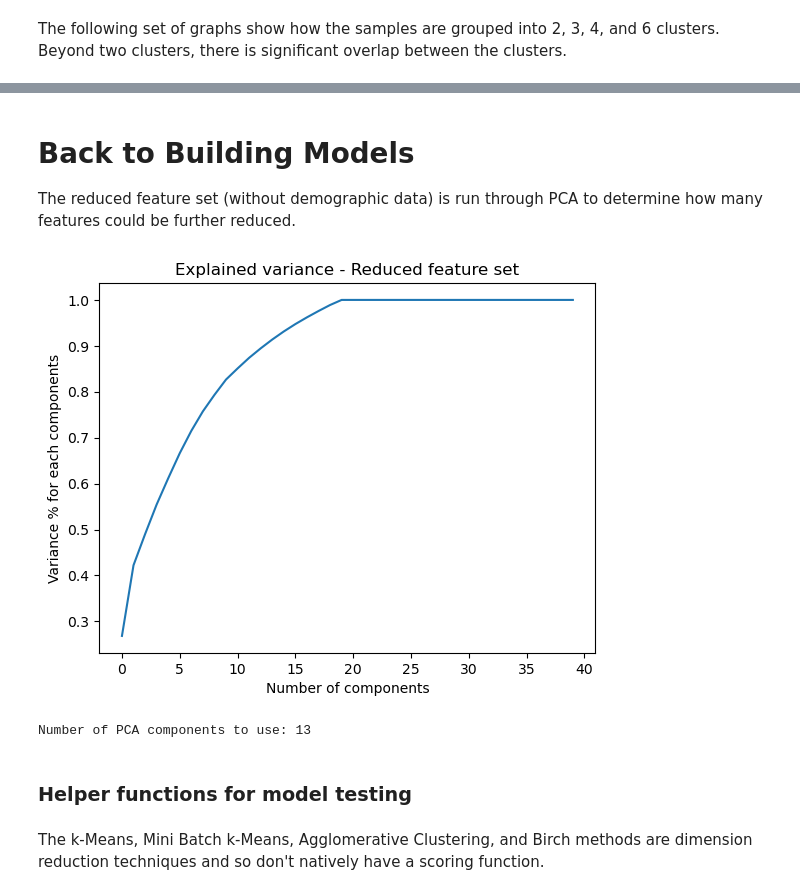
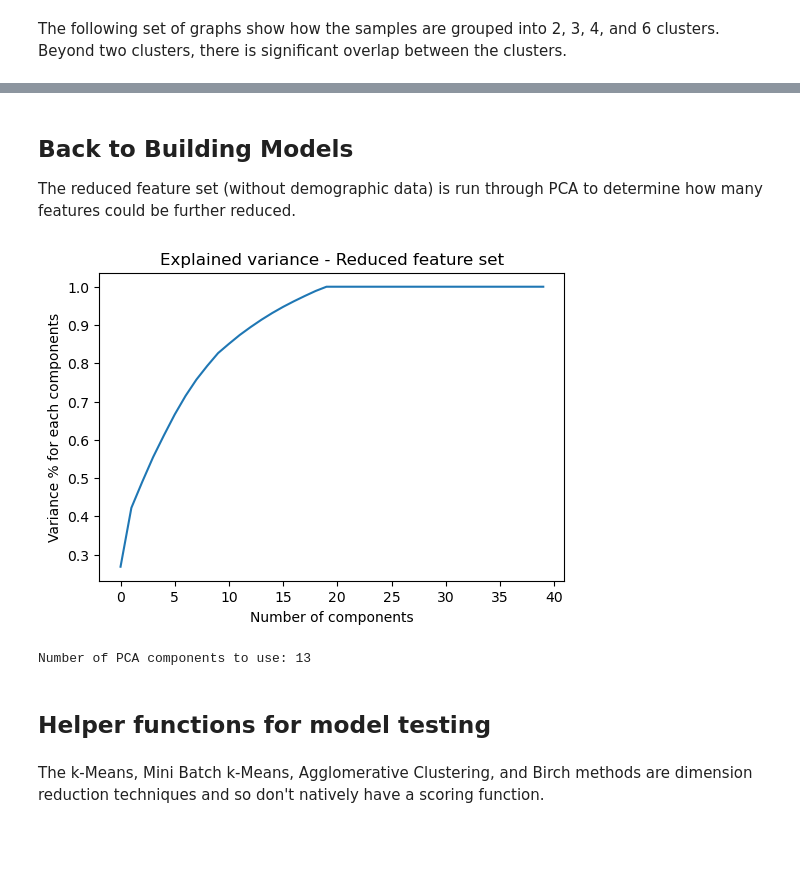
Before and after one commit to ctedrow3/MSDS, a Jupyter notebook: DTSA-5510/DTSA-5510 Final Project Glioma.ipynb, the cells around one changed output, grey strips where cells are left out. Drawn from its saved outputs; the diff is of its cells as text; code cells hidden in the pictures; blank space fills up the shorter version.

```diff
--- a/DTSA-5510/DTSA-5510 Final Project Glioma.ipynb
+++ b/DTSA-5510/DTSA-5510 Final Project Glioma.ipynb
@@ -273,20 +313,20 @@ plot_kmeans_clusters(6, ax3)
 # %% [markdown]
-# Back to Building Models
+## Back to Building Models
 The reduced feature set (without demographic data) is run through PCA to determine how many features could be further reduced.
 # %%
 principal2 = PCA()
 principal2.fit(df_X2_encoded)
 df_X2_PCA = principal2.transform(df_X2_encoded)
 
 #plotting the cumulative summation of the explained variance
-plt.figure()
+plt.figure(figsize=(6,4))
 plt.plot(np.cumsum(principal2.explained_variance_ratio_))
 plt.xlabel('Number of components')
 plt.ylabel('Variance % for each components')
 plt.title('Explained variance - Reduced feature set')
 plt.show()
 # %% [output]
-[figure, old version]
+[figure, new version]
 # %%
 pca_index = np.where(np.cumsum(principal2.explained_variance_ratio_) > explained_target)[0][0]
 print("Number of PCA components to use:", pca_index)
@@ -296,7 +336,7 @@ X2_pca = finalPCA2.transform(df_X2_encoded)
 # %% [output]
 Number of PCA components to use: 13
 # %% [markdown]
-### Helper functions for model testing
+## Helper functions for model testing
 # %%
 # Need to map the model's category IDs back to the original category IDs
 def label_permute_compare(yt, yp, n=6):
```
Also changed, not shown: parts of 32 cells of this notebook.
